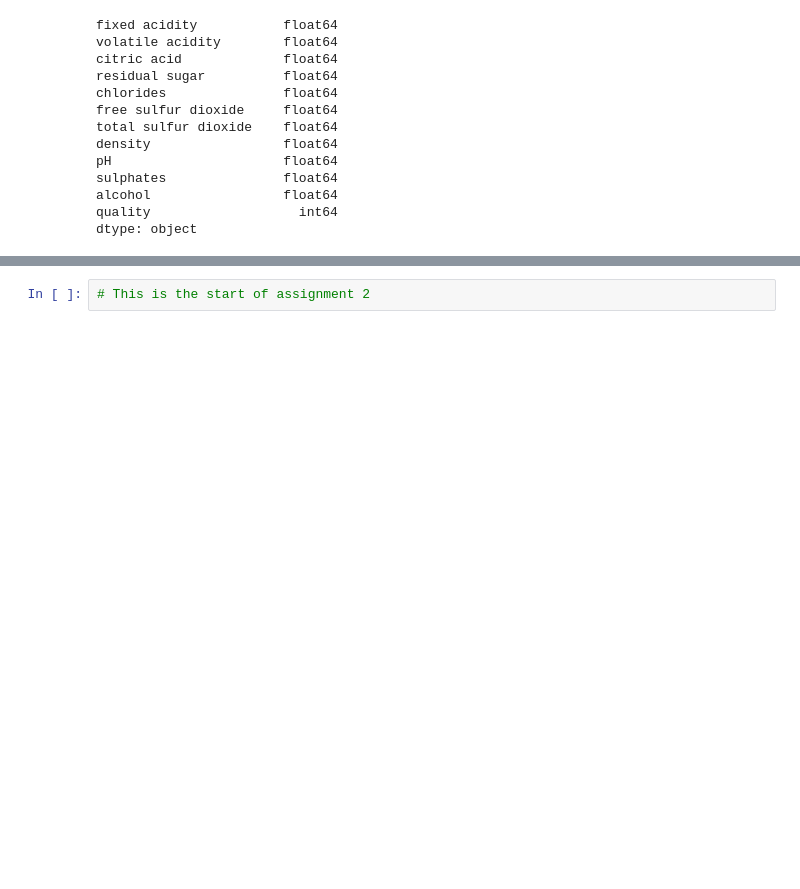
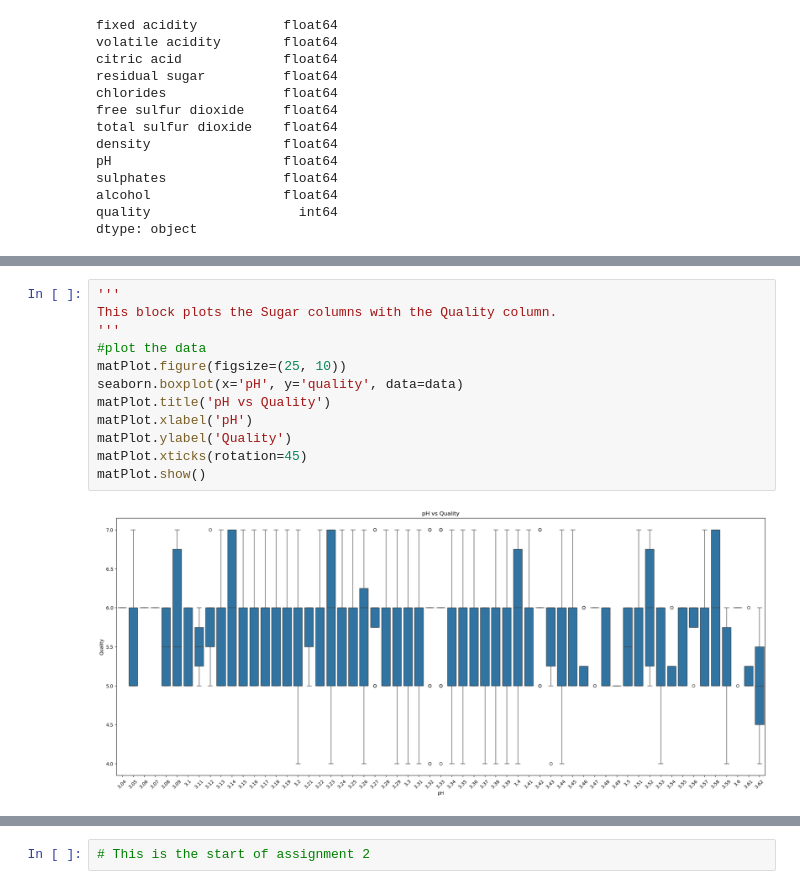
Before and after one commit to ramprashant66/CSC177_Poject1, a Jupyter notebook: assignment 2/Assignment2.ipynb, the cells around one changed output, grey strips where cells are left out. Drawn from its saved outputs; the diff is of its cells as text; blank space fills up the shorter version.

```diff
--- a/assignment 2/Assignment2.ipynb
+++ b/assignment 2/Assignment2.ipynb
@@ -182,0 +227,14 @@ matPlot.show()
+# %%
+'''
+This block plots the Sugar columns with the Quality column.
+'''
+#plot the data
+matPlot.figure(figsize=(25, 10))
+seaborn.boxplot(x='pH', y='quality', data=data)
+matPlot.title('pH vs Quality')
+matPlot.xlabel('pH')
+matPlot.ylabel('Quality')
+matPlot.xticks(rotation=45)
+matPlot.show()
+# %% [output]
+[figure, added]
```
Also changed, not shown: parts of 11 cells of this notebook, 5 other files.
